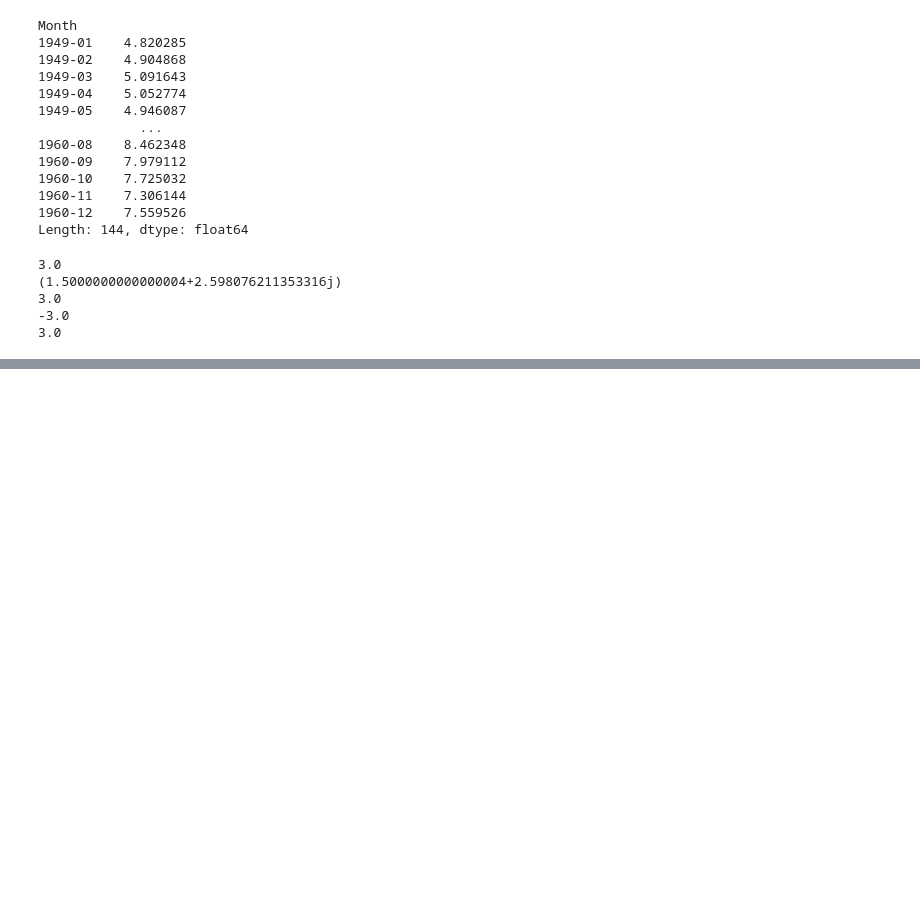
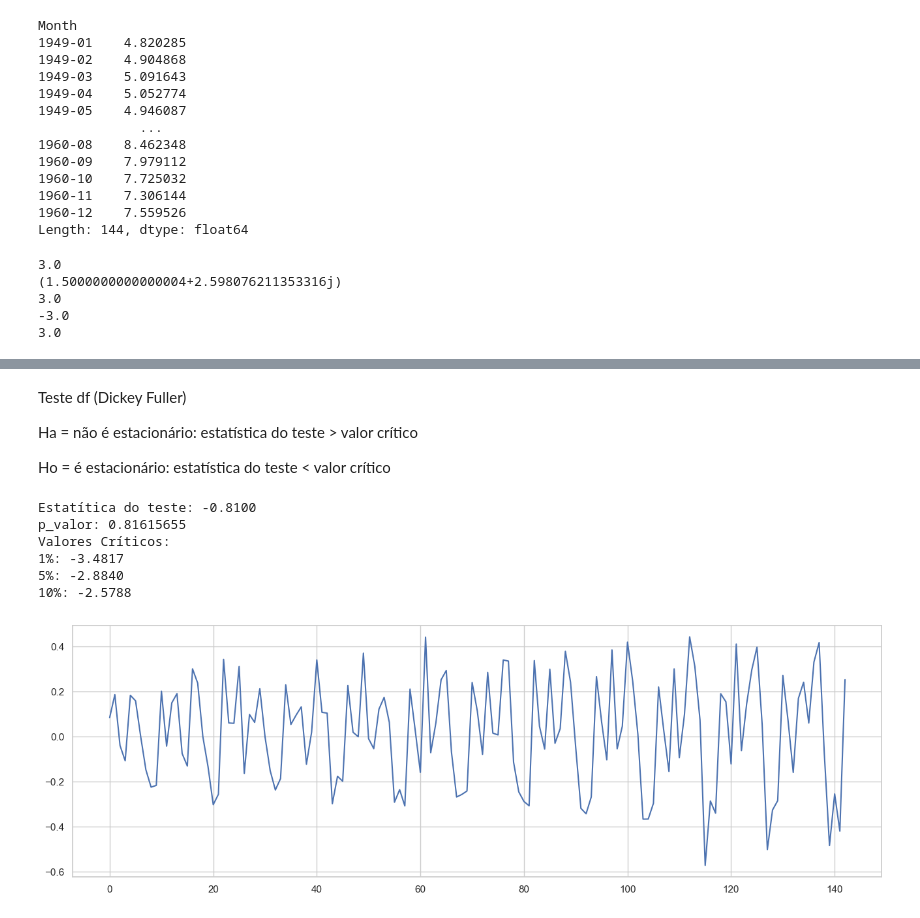
Before and after one commit to luizakuze/Cursos, a Jupyter notebook: cursos/series-temporais/fundamentos/transformacao_diferenciacao.ipynb, the cells around one changed output, grey strips where cells are left out. Saved outputs shown, nothing was run; the diff lists cells and outputs as text; code cells hidden in the pictures; blank space fills up the shorter version.

Commit message:
diferenciação

```diff
--- a/cursos/series-temporais/fundamentos/transformacao_diferenciacao.ipynb
+++ b/cursos/series-temporais/fundamentos/transformacao_diferenciacao.ipynb
@@ -177,0 +212,28 @@ sns.displot(serie3);
+# %% [markdown]
+Teste df (Dickey Fuller)
+
+Ha = não é estacionário: estatística do teste > valor crítico
+
+Ho = é estacionário:  estatística do teste < valor crítico
+# %%
+df = statsmodels.tsa.stattools.adfuller(serie3)
+print('Estatítica do teste: {:.4f}'.format(df[0]))
+print('p_valor: {:.8f}'.format(df[1]))
+print('Valores Críticos:')
+for chave, valor in df[4].items():
+   print('{}: {:.4f}'.format(chave, valor))
+# %% [output]
+Estatítica do teste: -0.8100
+p_valor: 0.81615655
+Valores Críticos:
+1%: -3.4817
+5%: -2.8840
+10%: -2.5788
+# %%
+# fazendo a diferenciação
+serie4 = np.diff(serie3)
+# %%
+plt.plot(serie4) # mostrando após diferenciação
+plt.show()
+# %% [output]
+[figure, added]
```
Also changed, not shown: parts of 21 cells of this notebook.
